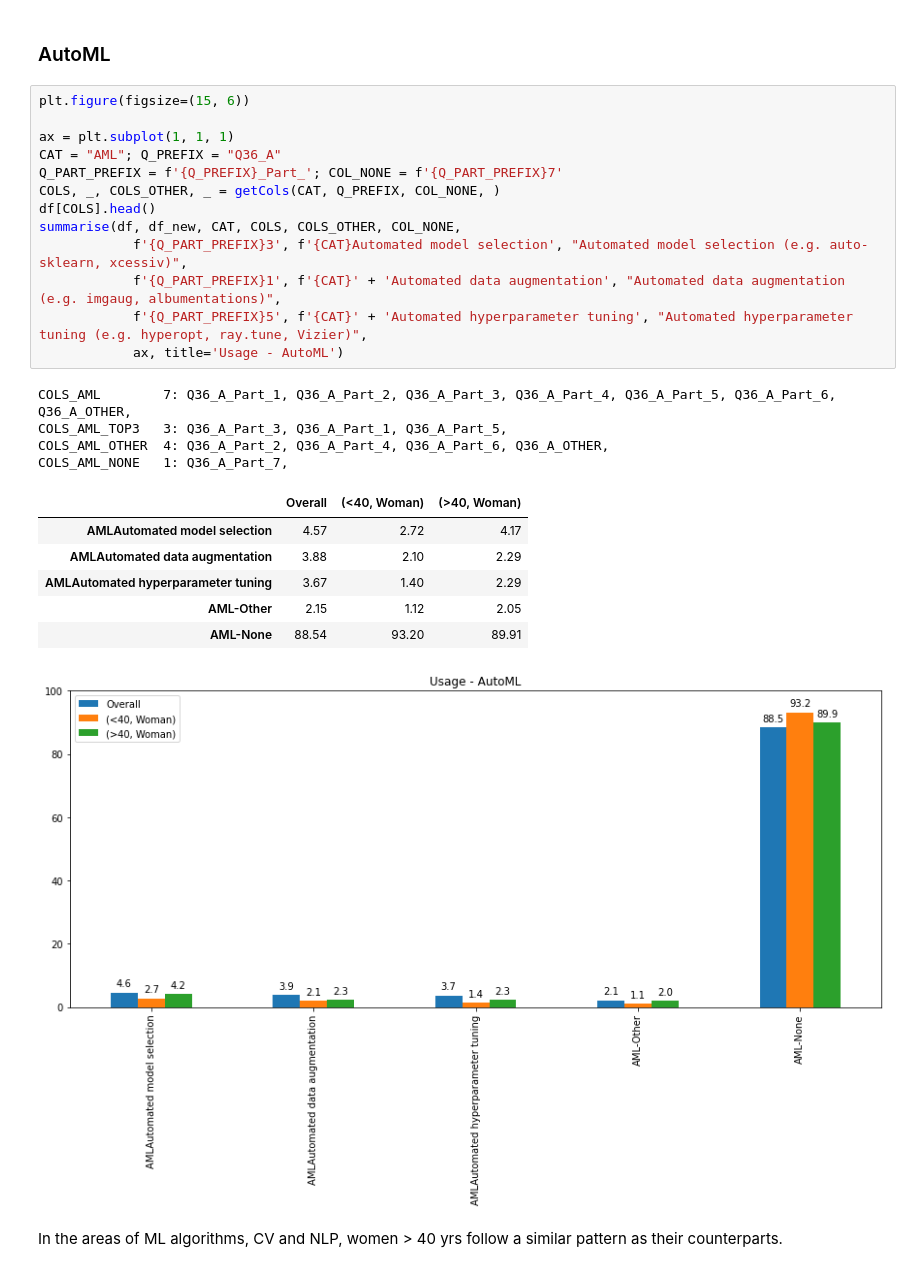
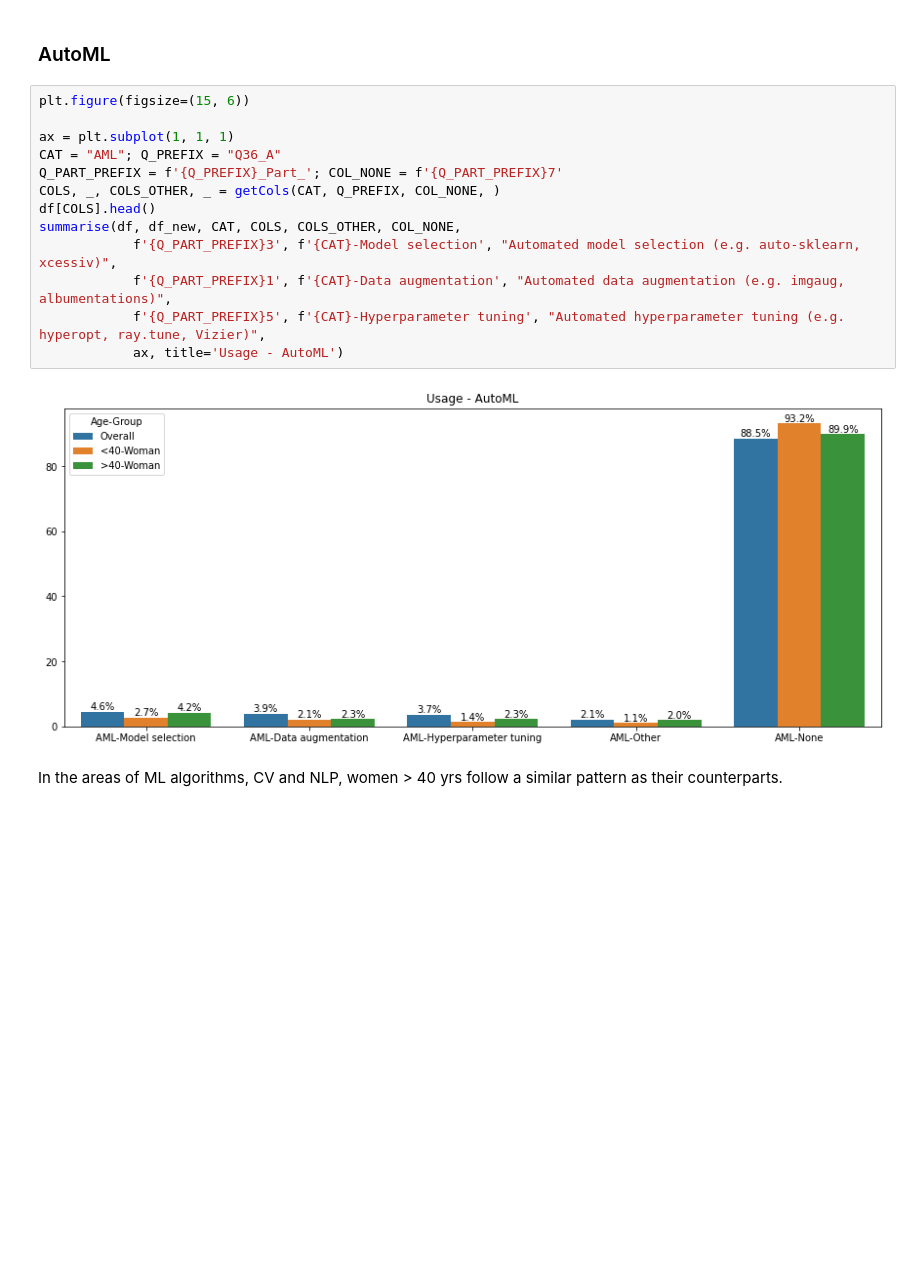
Before and after one commit to sreedevigattu/mldssurvey, a Jupyter notebook: mldssurvey.ipynb, the cells around one changed output. Saved outputs shown, nothing was run; the diff lists cells and outputs as text; blank space fills up the shorter version.

```diff
--- a/mldssurvey.ipynb
+++ b/mldssurvey.ipynb
@@ -860,28 +853,18 @@ COLS_NLP_NONE   1: Q19_Part_5,
 # %%
 plt.figure(figsize=(15, 6))
 
 ax = plt.subplot(1, 1, 1)
 CAT = "AML"; Q_PREFIX = "Q36_A"
 Q_PART_PREFIX = f'{Q_PREFIX}_Part_'; COL_NONE = f'{Q_PART_PREFIX}7'
 COLS, _, COLS_OTHER, _ = getCols(CAT, Q_PREFIX, COL_NONE, )
 df[COLS].head()
 summarise(df, df_new, CAT, COLS, COLS_OTHER, COL_NONE,
-            f'{Q_PART_PREFIX}3', f'{CAT}Automated model selection', "Automated model selection (e.g. auto-sklearn, xcessiv)",
-            f'{Q_PART_PREFIX}1', f'{CAT}' + 'Automated data augmentation', "Automated data augmentation (e.g. imgaug, albumentations)",
-            f'{Q_PART_PREFIX}5', f'{CAT}' + 'Automated hyperparameter tuning', "Automated hyperparameter tuning (e.g. hyperopt, ray.tune, Vizier)",
+            f'{Q_PART_PREFIX}3', f'{CAT}-Model selection', "Automated model selection (e.g. auto-sklearn, xcessiv)",
+            f'{Q_PART_PREFIX}1', f'{CAT}-Data augmentation', "Automated data augmentation (e.g. imgaug, albumentations)",
+            f'{Q_PART_PREFIX}5', f'{CAT}-Hyperparameter tuning', "Automated hyperparameter tuning (e.g. hyperopt, ray.tune, Vizier)",
             ax, title='Usage - AutoML')
 # %% [output]
-COLS_AML        7: Q36_A_Part_1, Q36_A_Part_2, Q36_A_Part_3, Q36_A_Part_4, Q36_A_Part_5, Q36_A_Part_6, Q36_A_OTHER,
-COLS_AML_TOP3   3: Q36_A_Part_3, Q36_A_Part_1, Q36_A_Part_5,
-COLS_AML_OTHER  4: Q36_A_Part_2, Q36_A_Part_4, Q36_A_Part_6, Q36_A_OTHER,
-COLS_AML_NONE   1: Q36_A_Part_7,
-|  | Overall | (<40, Woman) | (>40, Woman) |
-| AMLAutomated model selection | 4.57 | 2.72 | 4.17 |
-| AMLAutomated data augmentation | 3.88 | 2.10 | 2.29 |
-| AMLAutomated hyperparameter tuning | 3.67 | 1.40 | 2.29 |
-| AML-Other | 2.15 | 1.12 | 2.05 |
-| AML-None | 88.54 | 93.20 | 89.91 |
-[figure, old version]
+[figure, new version]
 # %% [markdown]
 In the areas of ML algorithms, CV and NLP, women > 40 yrs follow a similar pattern as their counterparts.
 # %% [markdown]
```
Also changed, not shown: parts of 13 cells of this notebook.
